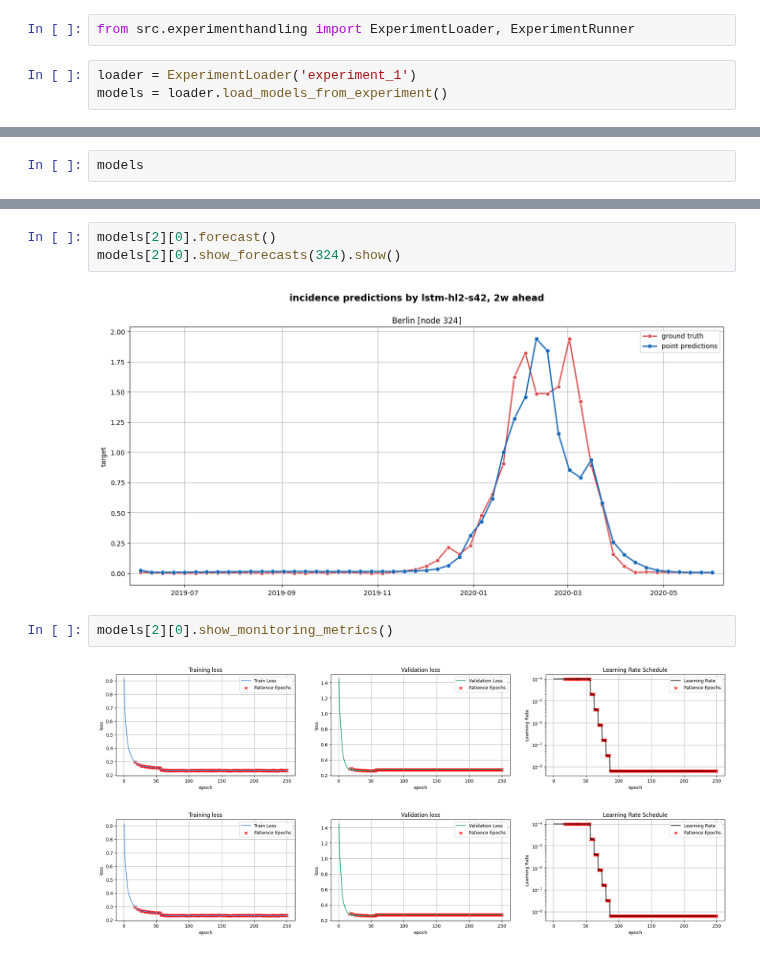
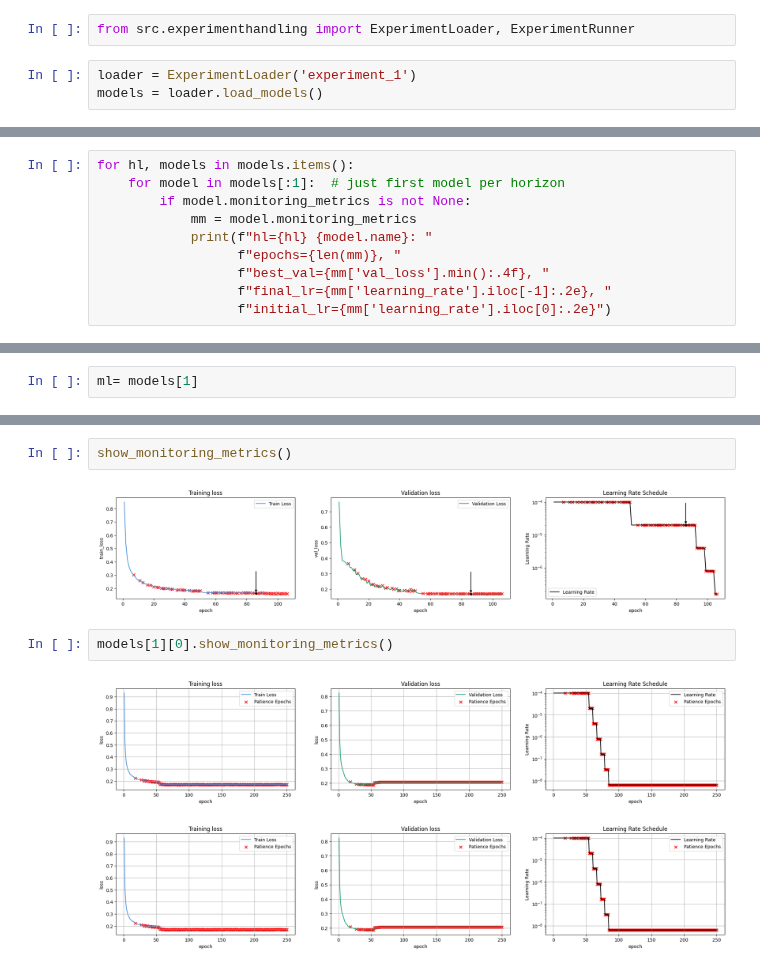
Before and after one commit to stends2001/infectious_disease_gnn, a Jupyter notebook: src/notebooks/proper_experiment_classes.ipynb, the cells around one changed output, grey strips where cells are left out. Saved outputs shown, nothing was run; the diff lists cells and outputs as text.

```diff
--- a/src/notebooks/proper_experiment_classes.ipynb
+++ b/src/notebooks/proper_experiment_classes.ipynb
@@ -2,7 +2,7 @@
 from src.experimenthandling import ExperimentLoader, ExperimentRunner
 # %%
 loader = ExperimentLoader('experiment_1')
-models = loader.load_models_from_experiment()
+models = loader.load_models()
 # %% [output]
 EpiConfig loaded: _epiconfig.yaml from experiment_1
 loaded
@@ -10,3 +9,11 @@ NOTE: directory already exists
 # %%
-models
+for hl, models in models.items():
+    for model in models[:1]:  # just first model per horizon
+        if model.monitoring_metrics is not None:
+            mm = model.monitoring_metrics
+            print(f"hl={hl} {model.name}: "
+                  f"epochs={len(mm)}, "
+                  f"best_val={mm['val_loss'].min():.4f}, "
+                  f"final_lr={mm['learning_rate'].iloc[-1]:.2e}, "
+                  f"initial_lr={mm['learning_rate'].iloc[0]:.2e}")
 # %% [output]
@@ -19,0 +21,2 @@ models
+# %%
+ml= models[1]
@@ -20,10 +99,9 @@ models
 # %%
-models[2][0].forecast()
-models[2][0].show_forecasts(324).show()
+show_monitoring_metrics()
 # %% [output]
-[figure, old version]
+[figure, new version]
 # %%
-models[2][0].show_monitoring_metrics()
+models[1][0].show_monitoring_metrics()
 # %% [output]
-[figure, old version]
+[figure, new version]
-[figure, old version]
+[figure, new version]
```
Also changed, not shown: parts of 5 cells of this notebook, 1 other file.
